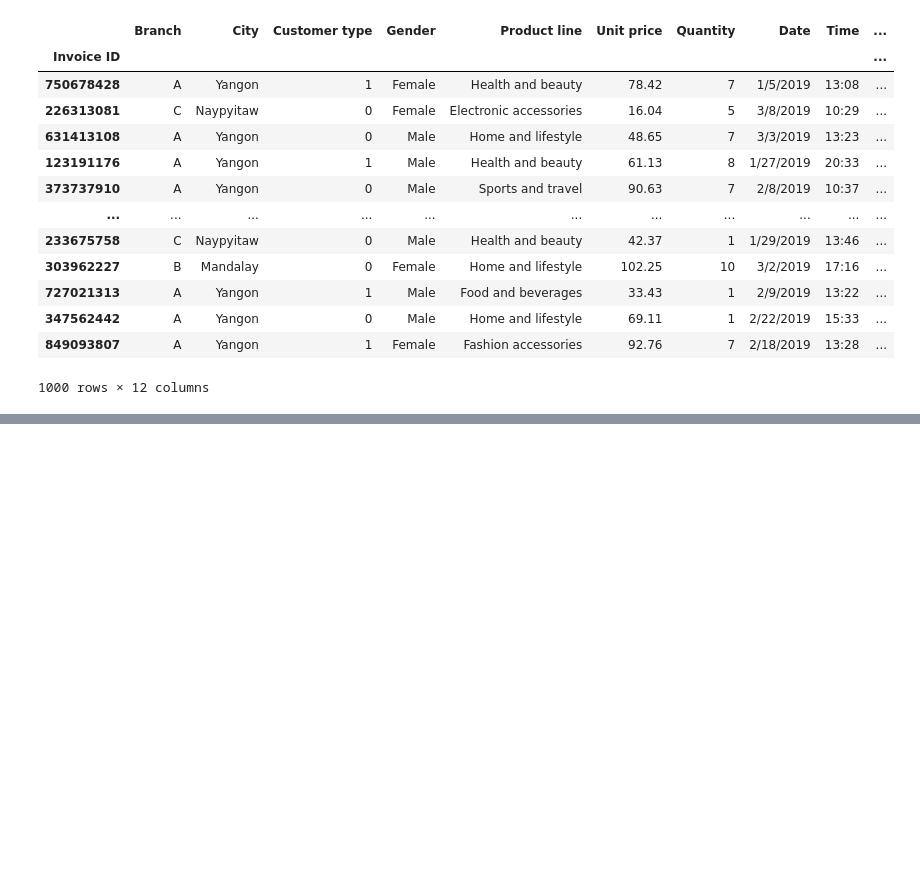
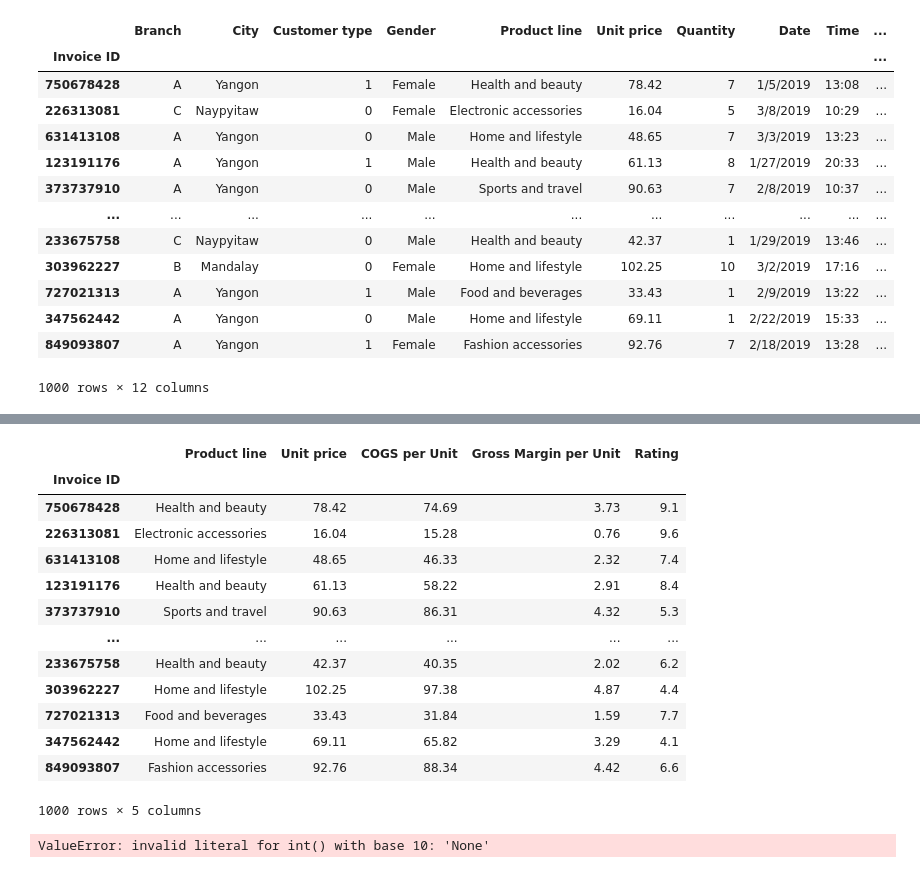
Before and after one commit to harmon-tuazon/Supermarket-Sales-Data, a Jupyter notebook: SuperMarket Notebook.ipynb, the cells around one changed output, grey strips where cells are left out. Saved outputs shown, nothing was run; the diff lists cells and outputs as text; code cells hidden in the pictures; blank space fills up the shorter version.

```diff
--- a/SuperMarket Notebook.ipynb
+++ b/SuperMarket Notebook.ipynb
@@ -91,0 +170,38 @@ sales_df["Total Sale"] = sales_df["Unit price"] * sales_df["Quantity"]
+# %%
+productDetails_df
+# %% [output]
+|  | Product line | Unit price | COGS per Unit | Gross Margin per Unit | Rating |
+| Invoice ID |  |  |  |  |  |
+| 750678428 | Health and beauty | 78.42 | 74.69 | 3.73 | 9.1 |
+| 226313081 | Electronic accessories | 16.04 | 15.28 | 0.76 | 9.6 |
+| 631413108 | Home and lifestyle | 48.65 | 46.33 | 2.32 | 7.4 |
+| 123191176 | Health and beauty | 61.13 | 58.22 | 2.91 | 8.4 |
+| 373737910 | Sports and travel | 90.63 | 86.31 | 4.32 | 5.3 |
+| ... | ... | ... | ... | ... | ... |
+| 233675758 | Health and beauty | 42.37 | 40.35 | 2.02 | 6.2 |
+| 303962227 | Home and lifestyle | 102.25 | 97.38 | 4.87 | 4.4 |
+| 727021313 | Food and beverages | 33.43 | 31.84 | 1.59 | 7.7 |
+| 347562442 | Home and lifestyle | 69.11 | 65.82 | 3.29 | 4.1 |
+| 849093807 | Fashion accessories | 92.76 | 88.34 | 4.42 | 6.6 |
+1000 rows × 5 columns
+# %%
+#Finding env file so that we can use env variables
+dotenv_path = find_dotenv()
+load_dotenv(dotenv_path)
+
+# Define your PostgreSQL credentials
+username = os.getenv("username")
+password = os.getenv("password")
+host = os.getenv("host")
+db_port = os.getenv("db_port")
+database = os.getenv("database")
+
+# Create the SQLAlchemy engine
+engine = create_engine(f'postgresql+psycopg2://{username}:{password}@{host}:{port}/{database}')
+
+# Write DataFrame to PostgreSQL table
+customerProfile_df.to_sql('customer_profile', engine, if_exists='replace', index=False)
+revenue_df.to_sql('revenue', engine, if_exists='replace', index=False)
+productDetails_df.to_sql('product_details', engine, if_exists='replace', index=False)
+# %% [output]
+ValueError: invalid literal for int() with base 10: 'None'
```
Also changed, not shown: parts of 8 cells of this notebook, 1 other file.
